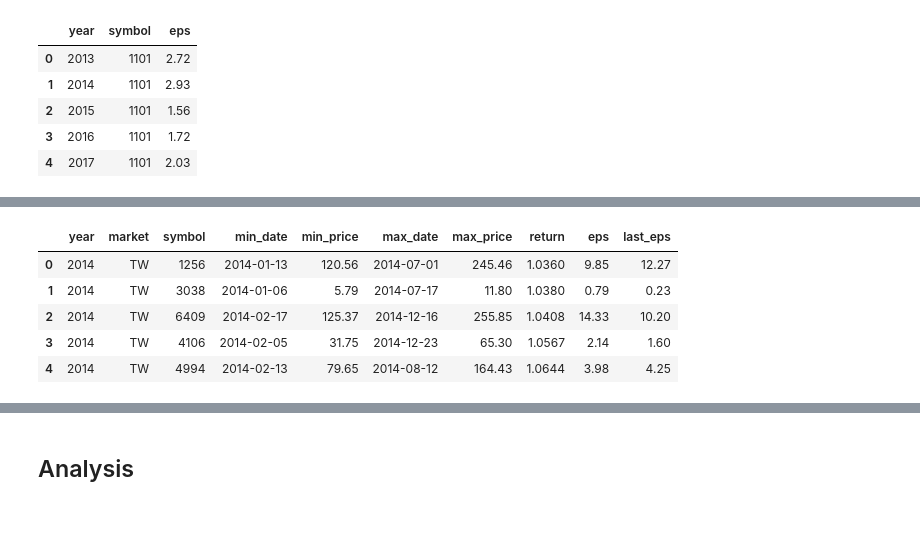
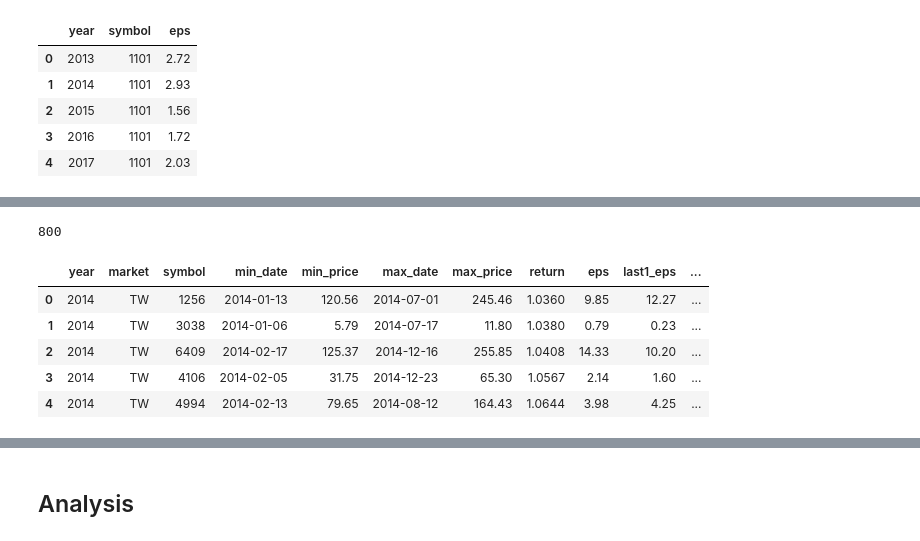
Before and after one commit to JulieKuo/stock, a Jupyter notebook: return_top50.ipynb, the cells around one changed output, grey strips where cells are left out. Cells and saved outputs as stored; diff of their text form; code cells hidden in the pictures.

```diff
--- a/return_top50.ipynb
+++ b/return_top50.ipynb
@@ -87,6 +87,7 @@ state.to_csv("data/balance102_111.csv", index = False)
 # %%
 df1 = pd.read_csv("data/top50.csv")
 df1 = df1.query("year >= 2014")
+df1 = df1.reset_index(drop = True)
 df1.head()
 # %% [output]
 |  | year | market | symbol | min_date | min_price | max_date | max_price | return |
@@ -111,7 +112,3 @@ df2.head()
 | 2 | 2015 | 1101 | 1.56 |
 | 3 | 2016 | 1101 | 1.72 |
 | 4 | 2017 | 1101 | 2.03 |
-# %%
-df2["last_eps"] = df2.groupby("symbol")["eps"].shift()
-df2 = df2.dropna()
-df2.head()
@@ -124,0 +131,4 @@ df2.head()
+# %%
+for i in range(1, df2["year"].nunique()):
+    df2[f"last{i}_eps"] = df2.groupby("symbol")["eps"].shift(i)
+df2
@@ -125,12 +149,13 @@ df2.head()
 # %%
 df = pd.merge(df1, df2, left_on = ["year", "symbol"], right_on = ["year", "symbol"], how = "left")
-df = df.dropna()
 df = df.reset_index(drop = True)
+print(len(df))
 df.head()
 # %% [output]
+800
-|  | year | market | symbol | min_date | min_price | max_date | max_price | return | eps | last_eps |
-| 0 | 2014 | TW | 1256 | 2014-01-13 | 120.56 | 2014-07-01 | 245.46 | 1.0360 | 9.85 | 12.27 |
-| 1 | 2014 | TW | 3038 | 2014-01-06 | 5.79 | 2014-07-17 | 11.80 | 1.0380 | 0.79 | 0.23 |
-| 2 | 2014 | TW | 6409 | 2014-02-17 | 125.37 | 2014-12-16 | 255.85 | 1.0408 | 14.33 | 10.20 |
-| 3 | 2014 | TW | 4106 | 2014-02-05 | 31.75 | 2014-12-23 | 65.30 | 1.0567 | 2.14 | 1.60 |
-| 4 | 2014 | TW | 4994 | 2014-02-13 | 79.65 | 2014-08-12 | 164.43 | 1.0644 | 3.98 | 4.25 |
+|  | year | market | symbol | min_date | min_price | max_date | max_price | return | eps | last1_eps | ... |
+| 0 | 2014 | TW | 1256 | 2014-01-13 | 120.56 | 2014-07-01 | 245.46 | 1.0360 | 9.85 | 12.27 | ... |
+| 1 | 2014 | TW | 3038 | 2014-01-06 | 5.79 | 2014-07-17 | 11.80 | 1.0380 | 0.79 | 0.23 | ... |
+| 2 | 2014 | TW | 6409 | 2014-02-17 | 125.37 | 2014-12-16 | 255.85 | 1.0408 | 14.33 | 10.20 | ... |
+| 3 | 2014 | TW | 4106 | 2014-02-05 | 31.75 | 2014-12-23 | 65.30 | 1.0567 | 2.14 | 1.60 | ... |
+| 4 | 2014 | TW | 4994 | 2014-02-13 | 79.65 | 2014-08-12 | 164.43 | 1.0644 | 3.98 | 4.25 | ... |
```
Also changed, not shown: parts of 13 cells of this notebook.
